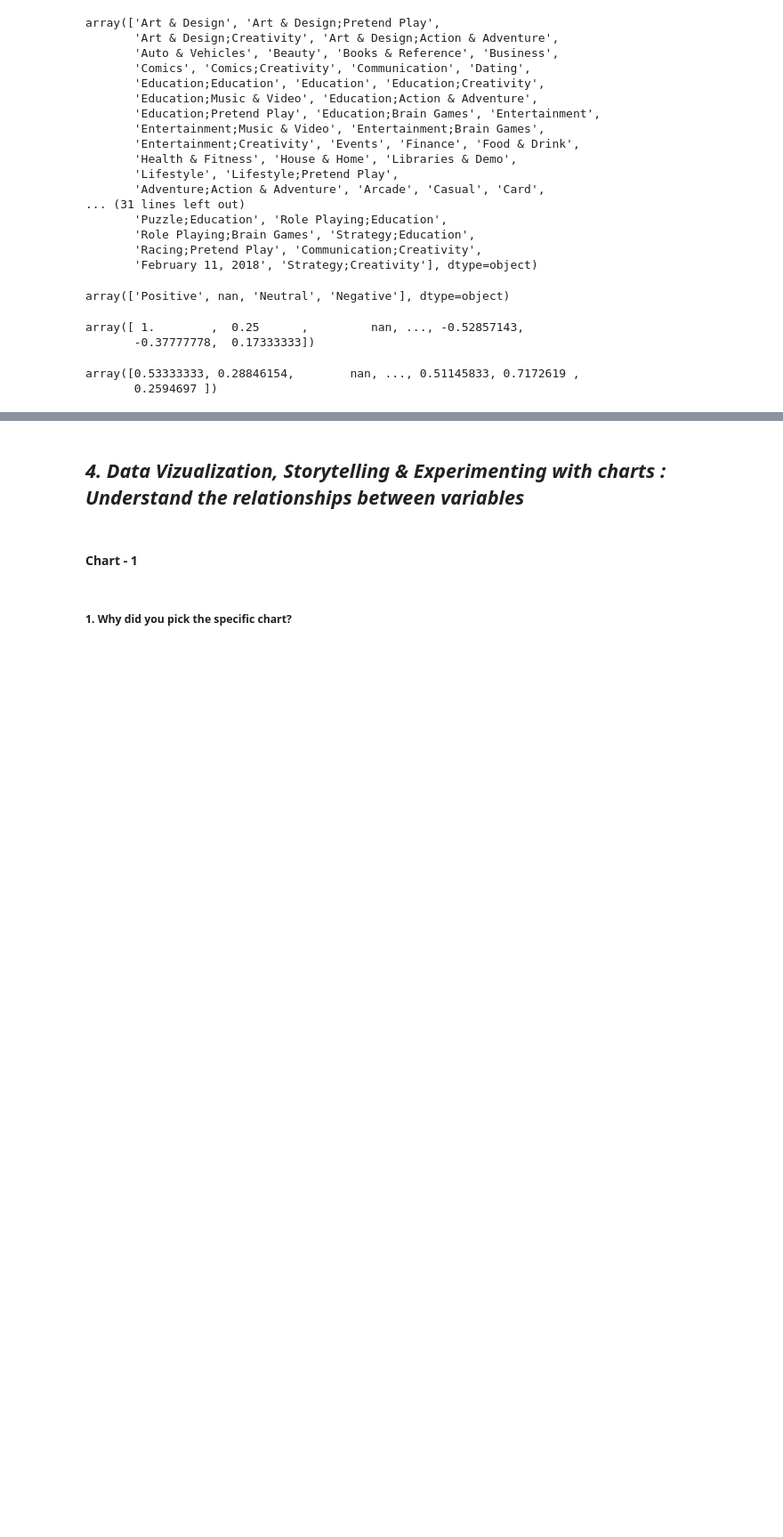
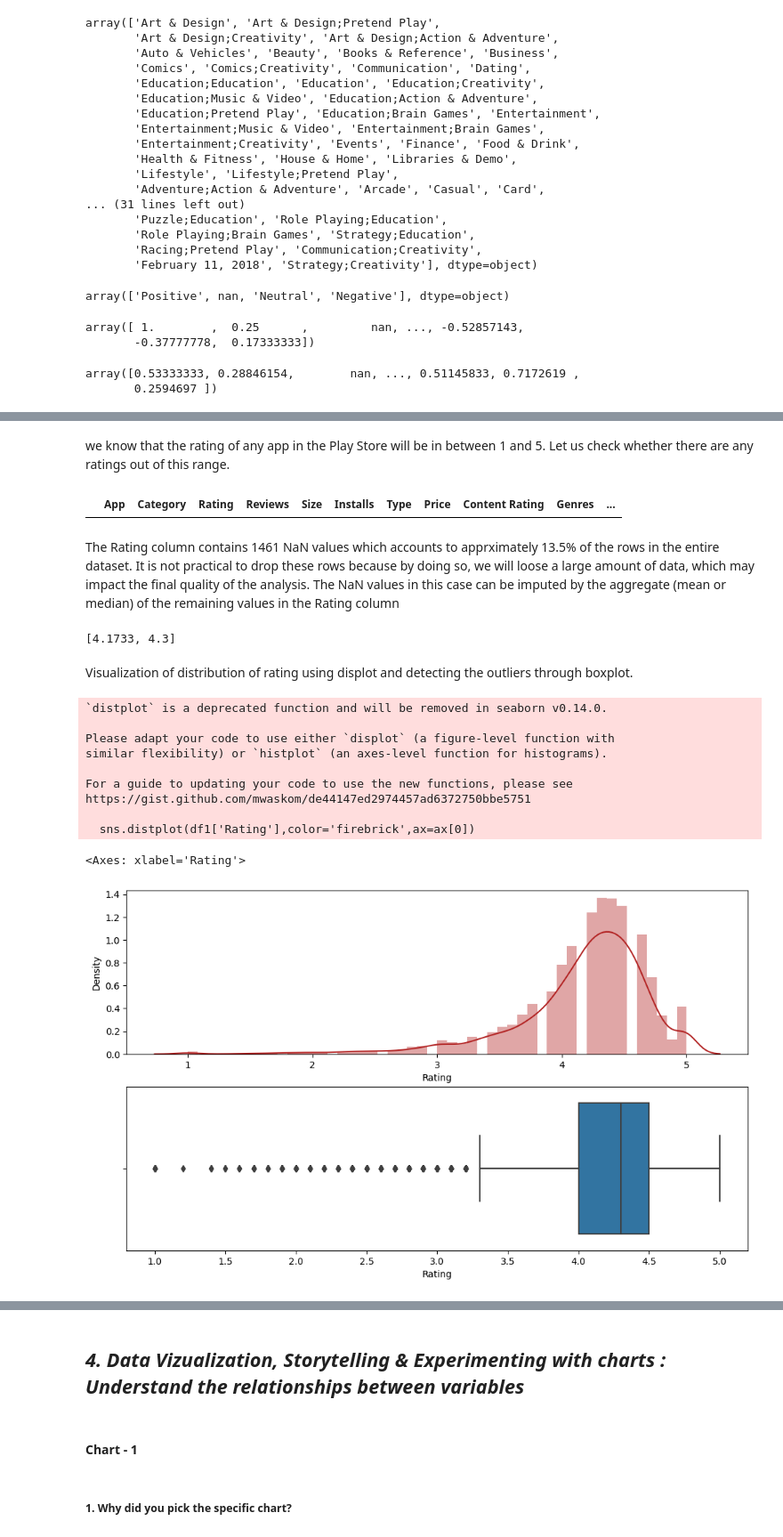
Before and after one commit to atulchune/EDA-Playstore-review-app-analysis, a Jupyter notebook: Capstone_EDA_Play_store_review_app_analysis.ipynb, the cells around one changed output, grey strips where cells are left out. Shown at 89% size. Drawn from its saved outputs; the diff is of its cells as text; code cells hidden in the pictures; blank space fills up the shorter version.

Commit message:
cleaning datasets

```diff
--- a/Capstone_EDA_Play_store_review_app_analysis.ipynb
+++ b/Capstone_EDA_Play_store_review_app_analysis.ipynb
@@ -412,0 +660,4 @@ Answer Here.
+# %%
+# Keeping only that row for each app which has the highest number of reviews
+df1 = df1.loc[df1.groupby('App')['Reviews'].idxmax(),:]
+df1
@@ -412,0 +699,3 @@ Answer Here.
+# %%
+# DROPPING THE ROWS CORRESPONDING TO THE NaN VALUES IN THE 'ANDROID VER' COLUMN
+df1=df1[df1['Android Ver'].notna()]
@@ -412,0 +704,4 @@ Answer Here.
+# %%
+#DROPPING ROWS CORRESPONDING TO THE VALUES WHICH CONTAIN NaN IN THE COLUMN 'CURRENT VER'
+
+df1=df1[df1["Current Ver"].notna()]
@@ -412,0 +716,3 @@ Answer Here.
+# %%
+# Since this row does not have much information in other aspects too, we are going to remove it.
+df1.drop(9148,axis=0,inplace=True)
@@ -412,0 +721,37 @@ Answer Here.
+# %% [markdown]
+we know that the rating of any app in the Play Store will be in between 1 and 5. Let us check whether there are any ratings out of this range.
+# %%
+df1[(df1['Rating'] <1) | (df1['Rating']>5)]
+# %% [output]
+|  | App | Category | Rating | Reviews | Size | Installs | Type | Price | Content Rating | Genres | ... |
+# %% [markdown]
+The Rating column contains 1461 NaN values which accounts to apprximately 13.5% of the rows in the entire dataset. It is not practical to drop these rows because by doing so, we will loose a large amount of data, which may impact the final quality of the analysis. The NaN values in this case can be imputed by the aggregate (mean or median) of the remaining values in the Rating column
+# %%
+# FINDING MEAN AND MEDIAN IN THE RATING COLUMN EXCLUDING THE NaN VALUES
+
+mean_rating = round(df1[~df1['Rating'].isnull()]['Rating'].mean(),4)
+
+median_rating = df1[~df1['Rating'].isnull()]['Rating'].median()
+
+[mean_rating , median_rating]
+# %% [output]
+[4.1733, 4.3]
+# %% [markdown]
+Visualization of distribution of rating using displot and detecting the outliers through boxplot.
+# %%
+df1.isnull().sum()
+fig, ax = plt.subplots(2,1, figsize=(12,7))
+sns.distplot(df1['Rating'],color='firebrick',ax=ax[0])
+sns.boxplot(x='Rating',data=df1, ax=ax[1])
+# %% [output]
+`distplot` is a deprecated function and will be removed in seaborn v0.14.0.
+
+Please adapt your code to use either `displot` (a figure-level function with
+similar flexibility) or `histplot` (an axes-level function for histograms).
+
+For a guide to updating your code to use the new functions, please see
+https://gist.github.com/mwaskom/de44147ed2974457ad6372750bbe5751
+
+  sns.distplot(df1['Rating'],color='firebrick',ax=ax[0])
+<Axes: xlabel='Rating'>
+[figure, added]
```
Also changed, not shown: parts of 64 cells of this notebook.
